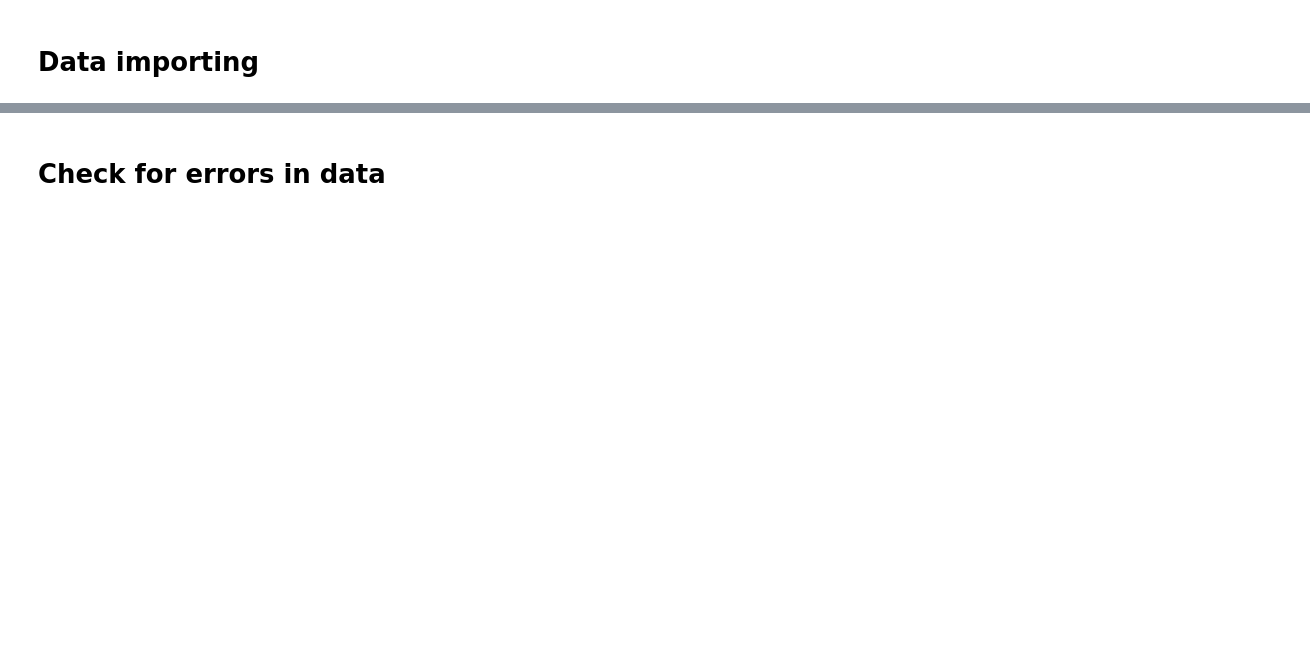
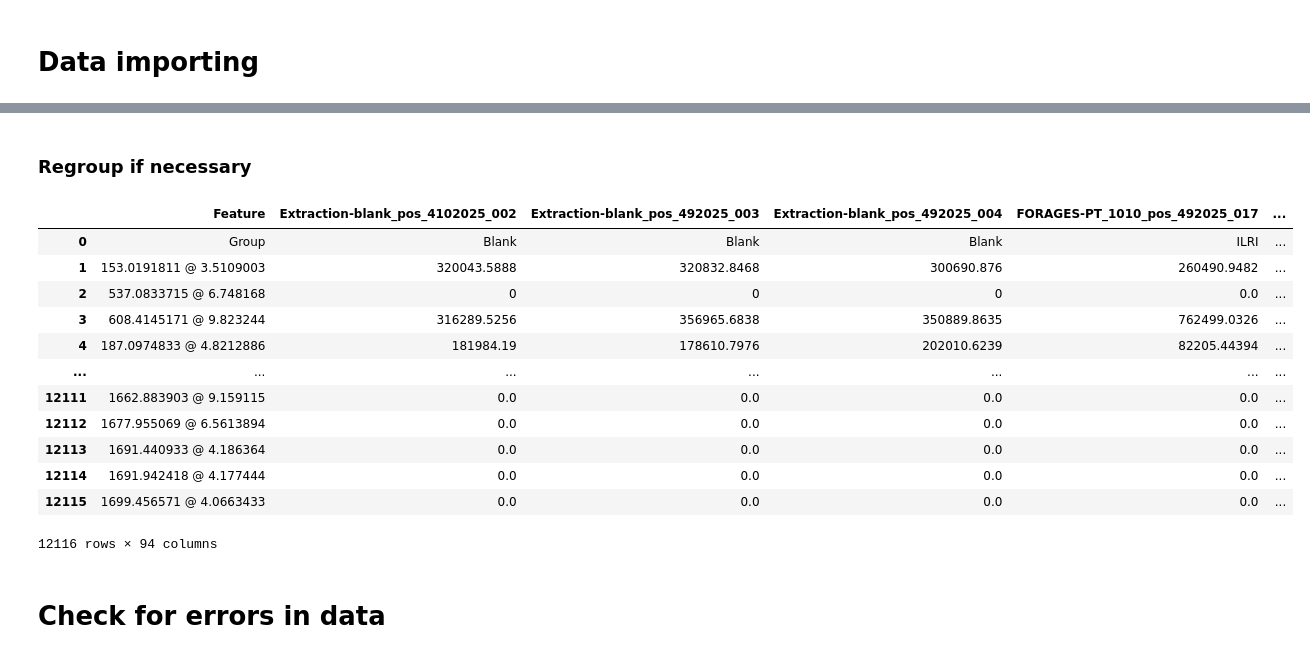
Before and after one commit to GVelez-iomicas/Metabolomic_Analitics_workflow, a Jupyter notebook: Code/Comparison.ipynb, the cells around one changed output, grey strips where cells are left out. Saved outputs shown, nothing was run; the diff lists cells and outputs as text; code cells hidden in the pictures; blank space fills up the shorter version.

```diff
--- a/Code/Comparison.ipynb
+++ b/Code/Comparison.ipynb
@@ -25,3 +32,34 @@ featurelist_grouped.head()
+# %% [markdown]
+### Regroup if necessary
+# %%
+#Load group information
+group = pd.read_excel(filepath + 'Forages selected for metabolomics_AlejandraM- from pilot.xlsx',sheet_name='Final Samples Pilot-Test March')
+
+#Select the column for grouping
+identifier = 'Substrate ID'
+grouping_column = 'Methane_production'
+group = group[[identifier,grouping_column]]
+
+
+# Map the 'Substrate ID' in the first row of featurelist_grouped to the 'Functional Group' in group
+id_to_group = dict(zip(group[identifier], group[grouping_column]))
+featurelist_grouped.iloc[0, 1:] = featurelist_grouped.iloc[0, 1:].map(id_to_group).fillna(featurelist_grouped.iloc[0, 1:])
+
+featurelist_grouped
+# %% [output]
+|  | Feature | Extraction-blank_pos_4102025_002 | Extraction-blank_pos_492025_003 | Extraction-blank_pos_492025_004 | FORAGES-PT_1010_pos_492025_017 | ... |
+| 0 | Group | Blank | Blank | Blank | ILRI | ... |
+| 1 | 153.0191811 @ 3.5109003 | 320043.5888 | 320832.8468 | 300690.876 | 260490.9482 | ... |
+| 2 | 537.0833715 @ 6.748168 | 0 | 0 | 0 | 0.0 | ... |
+| 3 | 608.4145171 @ 9.823244 | 316289.5256 | 356965.6838 | 350889.8635 | 762499.0326 | ... |
+| 4 | 187.0974833 @ 4.8212886 | 181984.19 | 178610.7976 | 202010.6239 | 82205.44394 | ... |
+| ... | ... | ... | ... | ... | ... | ... |
+| 12111 | 1662.883903 @ 9.159115 | 0.0 | 0.0 | 0.0 | 0.0 | ... |
+| 12112 | 1677.955069 @ 6.5613894 | 0.0 | 0.0 | 0.0 | 0.0 | ... |
+| 12113 | 1691.440933 @ 4.186364 | 0.0 | 0.0 | 0.0 | 0.0 | ... |
+| 12114 | 1691.942418 @ 4.177444 | 0.0 | 0.0 | 0.0 | 0.0 | ... |
+| 12115 | 1699.456571 @ 4.0663433 | 0.0 | 0.0 | 0.0 | 0.0 | ... |
+12116 rows × 94 columns
 # %% [markdown]
 # Check for errors in data
 # %%
```
Also changed, not shown: parts of 11 cells of this notebook, 5 other files.
